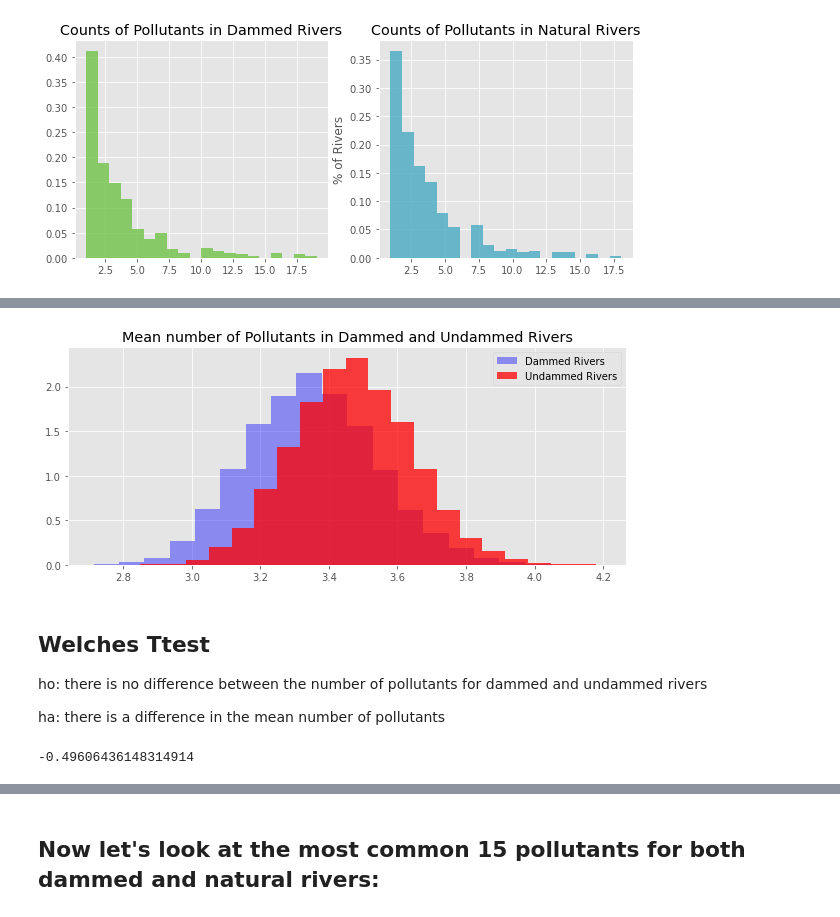
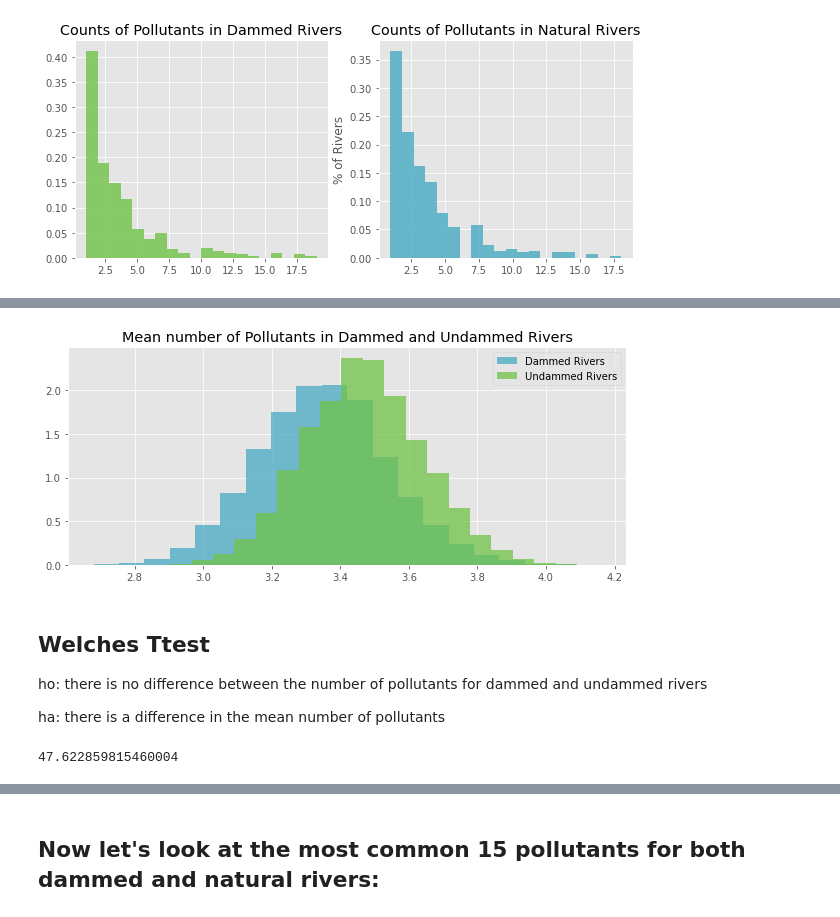
Before and after one commit to puga-42/Are-we-fixing-our-dammed-rivers, a Jupyter notebook: Walkthrough.ipynb, the cells around one changed output, grey strips where cells are left out. Drawn from its saved outputs; the diff is of its cells as text; code cells hidden in the pictures.

```diff
--- a/Walkthrough.ipynb
+++ b/Walkthrough.ipynb
@@ -8,6 +8,7 @@ from src.helpers import *
 from src.plot import *
 
 pd.options.display.max_rows = 4000
+colors_list = ['#71C348', '#48A9C3']
 
 %matplotlib inline
 plt.style.use('ggplot')
@@ -115,17 +116,17 @@ _ = ax.set_title("Bootstrap Sample Means Dammed Rivers (10000 samples)")
 # %%
 dammed_means = bootstrap_sample_means(df_dammed['Number of Pollutants'])
 undammed_means = bootstrap_sample_means(natural['Number of Pollutants'])
 
 
 fig, ax = plt.subplots(1, figsize=(10, 4))
-_ = ax.hist(dammed_means, bins=20, density=True, color="blue", alpha=0.4,
+_ = ax.hist(dammed_means, bins=20, density=True, color=colors_list[1], alpha=0.75,
             label="Dammed Rivers")
-_ = ax.hist(undammed_means, bins=20, density=True, color="red", alpha=0.75,
+_ = ax.hist(undammed_means, bins=20, density=True, color=colors_list[0], alpha=0.75,
             label="Undammed Rivers")
 ax.legend()
 _ = ax.set_title("Mean number of Pollutants in Dammed and Undammed Rivers")
 # %% [output]
-[figure, old version]
+[figure, new version]
 # %% [markdown]
 ## Welches Ttest
 
@@ -137,8 +138,3 @@ def welch_test_statistic(sample_1, sample_2):
     numerator = np.mean(sample_1) - np.mean(sample_2)
     denominator_sq = (np.var(sample_1) / len(sample_1)) + (np.var(sample_2) / len(sample_2))
     return numerator / np.sqrt(denominator_sq)
-# %%
-t_stat = welch_test_statistic(df_dammed['Number of Pollutants'], natural['Number of Pollutants'])
-t_stat
-# %% [output]
--0.49606436148314914
@@ -144,0 +150,5 @@ t_stat
+# %%
+t_stat = welch_test_statistic(undammed_means, dammed_means)
+t_stat
+# %% [output]
+47.622859815460004
```
Also changed, not shown: parts of 7 cells of this notebook, 12 other files.
